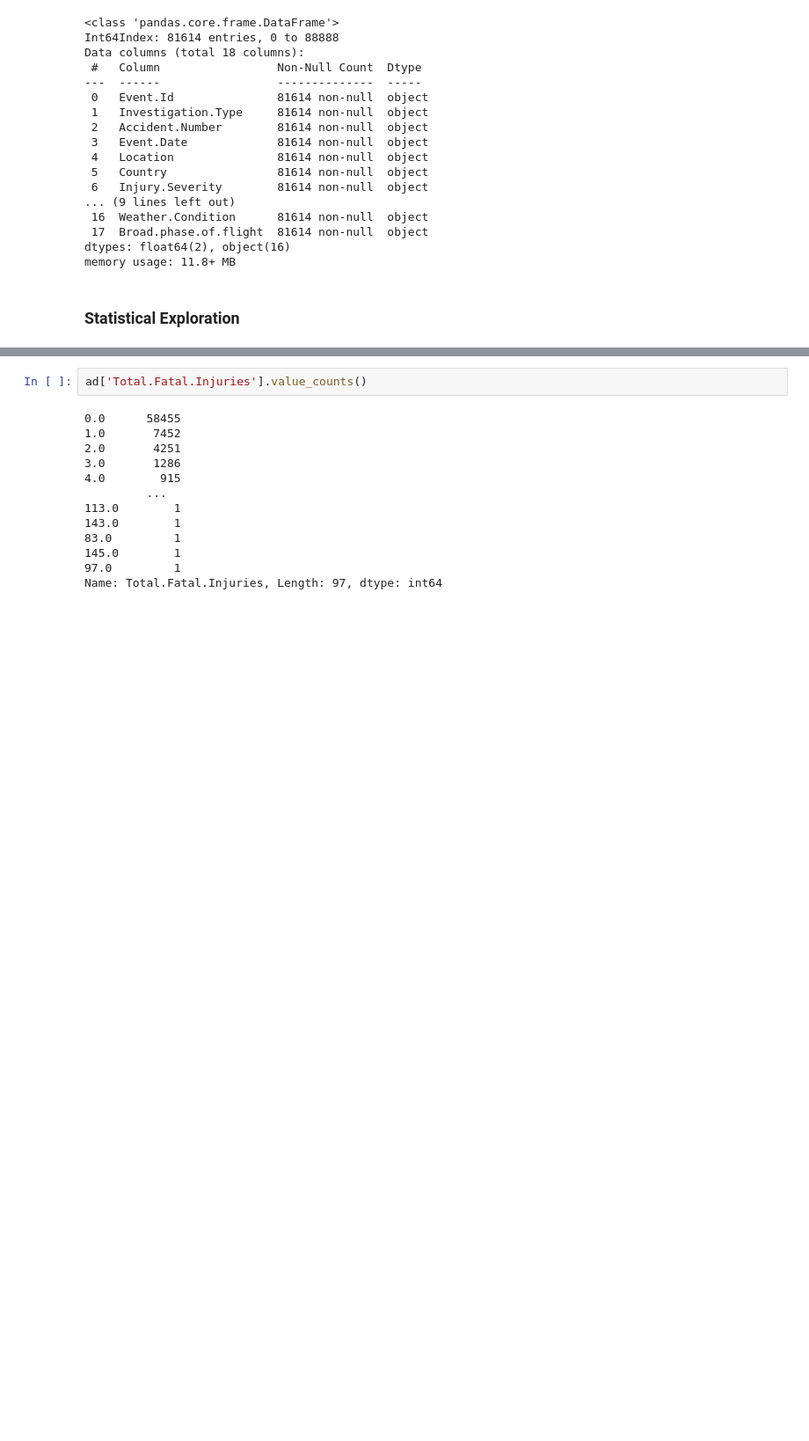
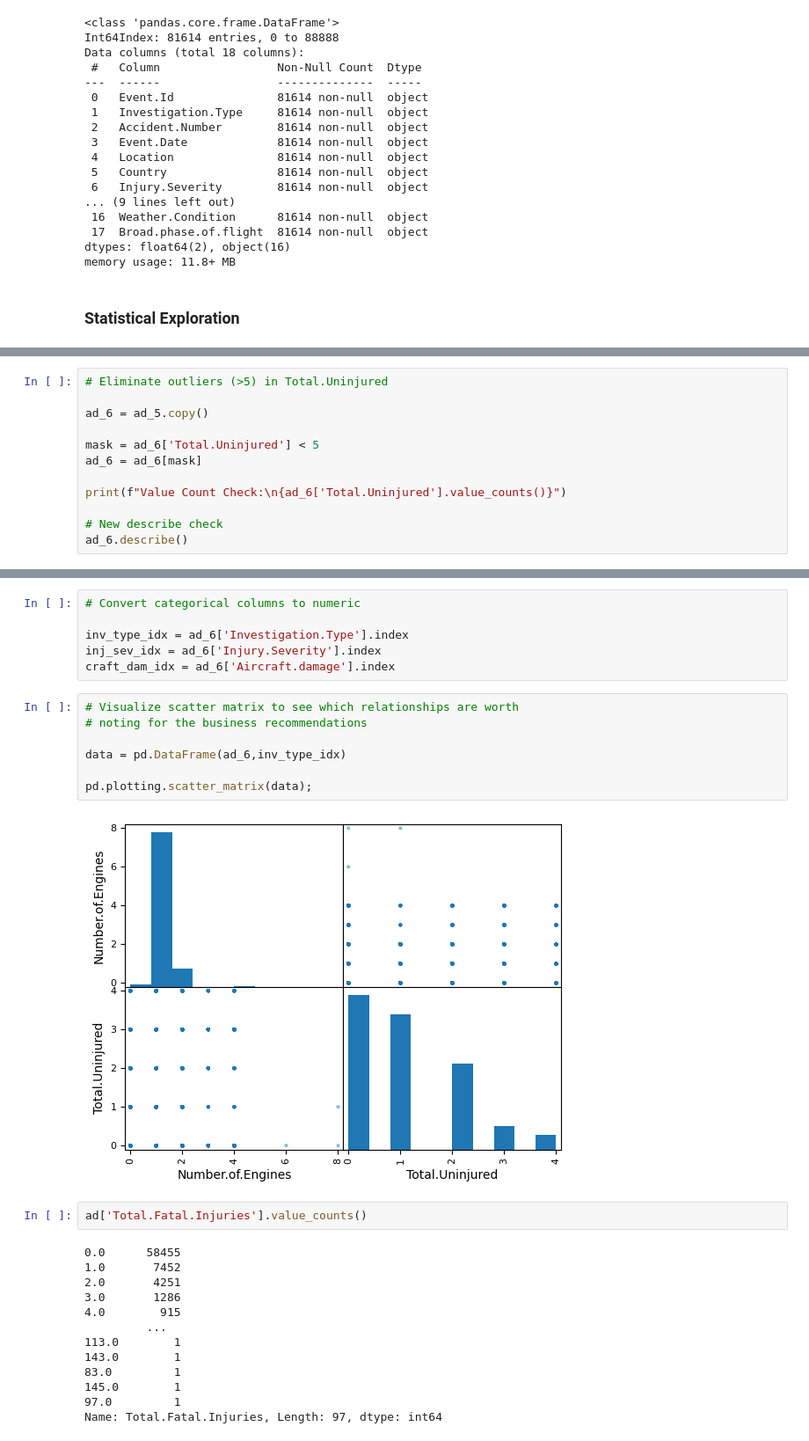
Before and after one commit to erankova/Fortune-Inc-Aviation-Analysis, a Jupyter notebook: Exploration.ipynb, the cells around one changed output, grey strips where cells are left out. Shown: that part at 88% size. Cells and saved outputs as stored; diff of their text form; blank space fills up the shorter version.

```diff
--- a/Exploration.ipynb
+++ b/Exploration.ipynb
@@ -1026,0 +1063,12 @@ memory usage: 11.8+ MB
+# %%
+# Eliminate outliers (>5) in Total.Uninjured
+
+ad_6 = ad_5.copy()
+
+mask = ad_6['Total.Uninjured'] < 5
+ad_6 = ad_6[mask]
+
+print(f"Value Count Check:\n{ad_6['Total.Uninjured'].value_counts()}")
+
+# New describe check
+ad_6.describe()
@@ -1027,3 +1101,18 @@ memory usage: 11.8+ MB
+# %%
+# Convert categorical columns to numeric
+
+inv_type_idx = ad_6['Investigation.Type'].index
+inj_sev_idx = ad_6['Injury.Severity'].index
+craft_dam_idx = ad_6['Aircraft.damage'].index
+# %%
+# Visualize scatter matrix to see which relationships are worth
+# noting for the business recommendations
+
+data = pd.DataFrame(ad_6,inv_type_idx)
+
+pd.plotting.scatter_matrix(data);
+# %% [output]
+[figure, added]
 # %%
 ad['Total.Fatal.Injuries'].value_counts()
 # %% [output]
```
Also changed, not shown: parts of 20 cells of this notebook.
